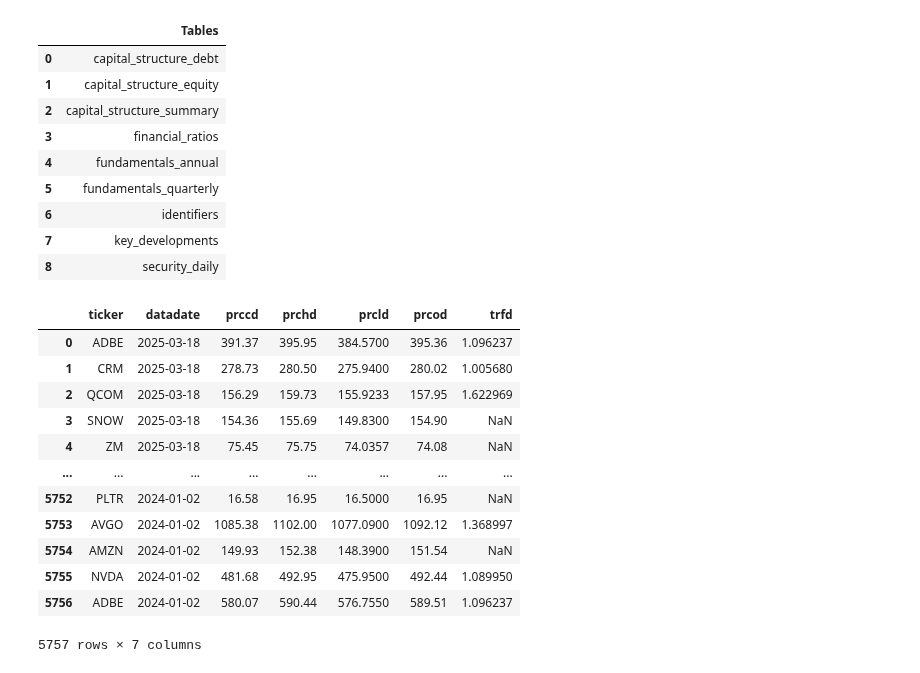
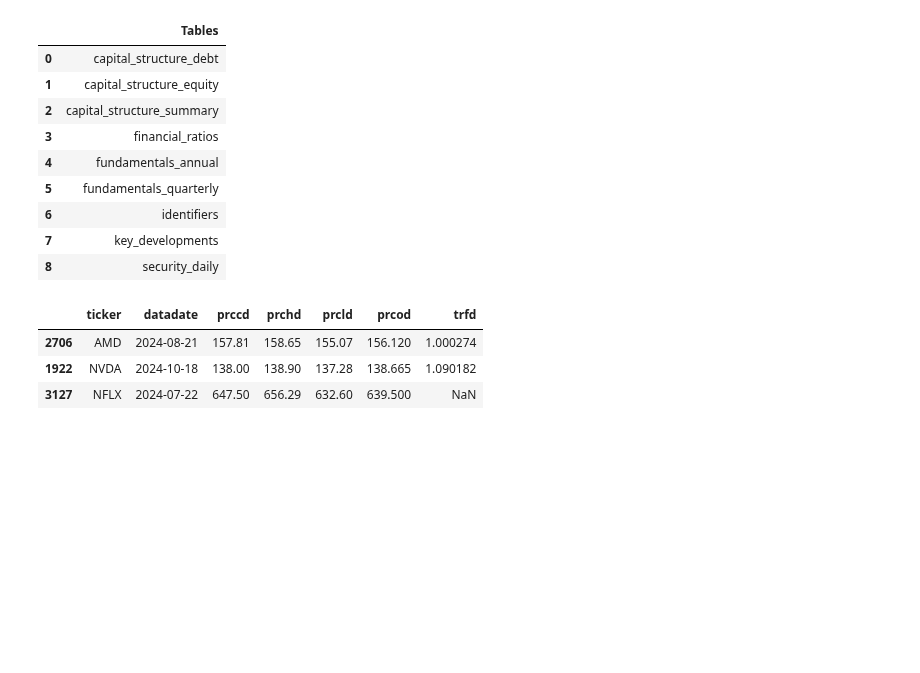
Before and after one commit to Chen-zexi/LangAlpha, a Jupyter notebook: notebooks/ts_forecast.ipynb, the cells around one changed output. Drawn from its saved outputs; the diff is of its cells as text; code cells hidden in the pictures; blank space fills up the shorter version.

```diff
--- a/notebooks/ts_forecast.ipynb
+++ b/notebooks/ts_forecast.ipynb
@@ -37,18 +37,11 @@ tables
 | 7 | key_developments |
 | 8 | security_daily |
 # %%
-db.read_table('security_daily')
+stocks_table = db.read_table('security_daily')
-# %% [output]
-|  | ticker | datadate | prccd | prchd | prcld | prcod | trfd |
-| 0 | ADBE | 2025-03-18 | 391.37 | 395.95 | 384.5700 | 395.36 | 1.096237 |
-| 1 | CRM | 2025-03-18 | 278.73 | 280.50 | 275.9400 | 280.02 | 1.005680 |
-| 2 | QCOM | 2025-03-18 | 156.29 | 159.73 | 155.9233 | 157.95 | 1.622969 |
-| 3 | SNOW | 2025-03-18 | 154.36 | 155.69 | 149.8300 | 154.90 | NaN |
-| 4 | ZM | 2025-03-18 | 75.45 | 75.75 | 74.0357 | 74.08 | NaN |
-| ... | ... | ... | ... | ... | ... | ... | ... |
-| 5752 | PLTR | 2024-01-02 | 16.58 | 16.95 | 16.5000 | 16.95 | NaN |
-| 5753 | AVGO | 2024-01-02 | 1085.38 | 1102.00 | 1077.0900 | 1092.12 | 1.368997 |
-| 5754 | AMZN | 2024-01-02 | 149.93 | 152.38 | 148.3900 | 151.54 | NaN |
-| 5755 | NVDA | 2024-01-02 | 481.68 | 492.95 | 475.9500 | 492.44 | 1.089950 |
-| 5756 | ADBE | 2024-01-02 | 580.07 | 590.44 | 576.7550 | 589.51 | 1.096237 |
-5757 rows × 7 columns
+# %%
+stocks_table.sample(3)
+# %% [output]
+|  | ticker | datadate | prccd | prchd | prcld | prcod | trfd |
+| 2706 | AMD | 2024-08-21 | 157.81 | 158.65 | 155.07 | 156.120 | 1.000274 |
+| 1922 | NVDA | 2024-10-18 | 138.00 | 138.90 | 137.28 | 138.665 | 1.090182 |
+| 3127 | NFLX | 2024-07-22 | 647.50 | 656.29 | 632.60 | 639.500 | NaN |
```
Also changed, not shown: parts of 7 cells of this notebook.
